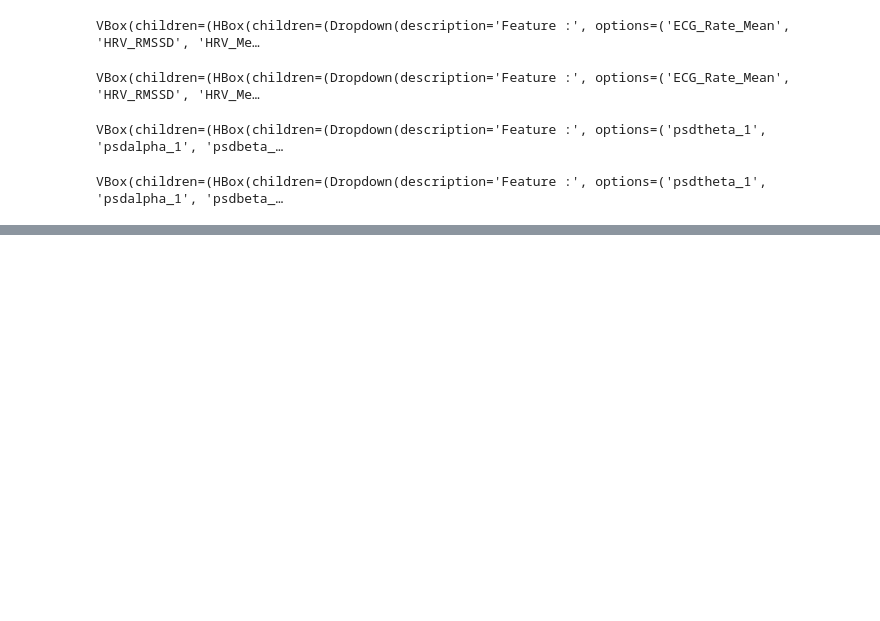
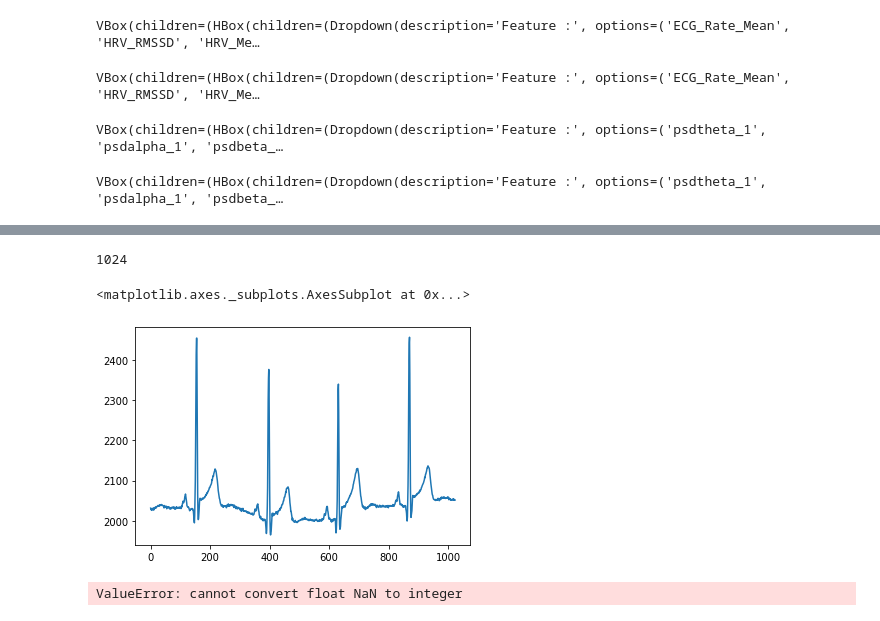
Before and after one commit to brainhack-school2020/Biosignal-Emotions-BHS-2020, a Jupyter notebook: Data/DREAMER_ECG_Visualization.ipynb, the cells around one changed output, grey strips where cells are left out. Saved outputs shown, nothing was run; the diff lists cells and outputs as text; code cells hidden in the pictures; blank space fills up the shorter version.

Commit message:
Extraction of the last 4s for the ECG and EEG data

```diff
--- a/Data/DREAMER_ECG_Visualization.ipynb
+++ b/Data/DREAMER_ECG_Visualization.ipynb
@@ -287,3 +288,59 @@ heatmap_corrMatrix = px.imshow(corrMatrix,
 heatmap_corrMatrix.show()
 # %% [output]
 [interactive output not drawn]
+# %%
+# Extracting the last 4 secondes of the ECG data (baseline)
+fs_ECG = 256 #Hz : sampling rate
+import math
+N_ECG = math.ceil(fs_ECG*4) # Select a number of points corresponding to 4s
+
+import scipy.io as sio
+path=u'DREAMER.mat'
+data=sio.loadmat(path)
+
+for k in range(0,23):
+    for j in range(0,18):
+        basl_l=data['DREAMER'][0,0]['Data'][0,k]['ECG'][0,0]['baseline'][0,0][j,0][-1-N_ECG:-1,0]
+        basl_r=data['DREAMER'][0,0]['Data'][0,k]['ECG'][0,0]['baseline'][0,0][j,0][-1-N_ECG:-1,1]
+        basl_avg=(basl_l+basl_r)/2
+        # Now we should do something with this 4s extract : TODO
+# %%
+print(len(basl_avg))
+import seaborn as sns
+sns.lineplot(data=basl_avg)
+# %% [output]
+1024
+<matplotlib.axes._subplots.AxesSubplot at 0x...>
+[figure, added]
+# %%
+"""%%capture
+# Extracting the last 4 secondes of the ECG data (baseline)
+import neurokit2 as nk # pip install https://github.com/neuropsychology/neurokit/zipball/master
+import math
+import scipy.io as sio
+import warnings
+warnings.filterwarnings("ignore")
+fs_ECG = 256 #Hz : sampling rate
+N_ECG = math.ceil(fs_ECG*4) # Select a number of points corresponding to 4s
+path=u'DREAMER.mat'
+data=sio.loadmat(path)
+ECG={}
+total=0
+for k in range(0,23):
+        for j in range(0,18):
+            basl_l=data['DREAMER'][0,0]['Data'][0,k]['ECG'][0,0]['baseline'][0,0][j,0][-1-N_ECG:-1,0]
+            basl_r=data['DREAMER'][0,0]['Data'][0,k]['ECG'][0,0]['baseline'][0,0][j,0][-1-N_ECG:-1,1]
+            ecg_signals_b_l,info_b_l=nk.ecg_process(basl_l,sampling_rate=256)
+            ecg_signals_b_r,info_b_r=nk.ecg_process(basl_r,sampling_rate=256)
+            processed_ecg_l=nk.ecg_intervalrelated(ecg_signals_b_l)
+            processed_ecg_r=nk.ecg_intervalrelated(ecg_signals_b_r)
+            processed_ecg=(processed_ecg_l+processed_ecg_r)/2
+            if not len(ECG):
+                ECG=processed_ecg
+            else:
+                ECG=pd.concat([ECG,processed_ecg],ignore_index=True)
+            print("\rProgress: %d%%" %(total/(23*18)*100),end="")
+ECG.to_csv("DREAMER_ECG_last4s.csv")
+"""
+# %% [output]
+ValueError: cannot convert float NaN to integer
```
Also changed, not shown: parts of 2 cells of this notebook.
